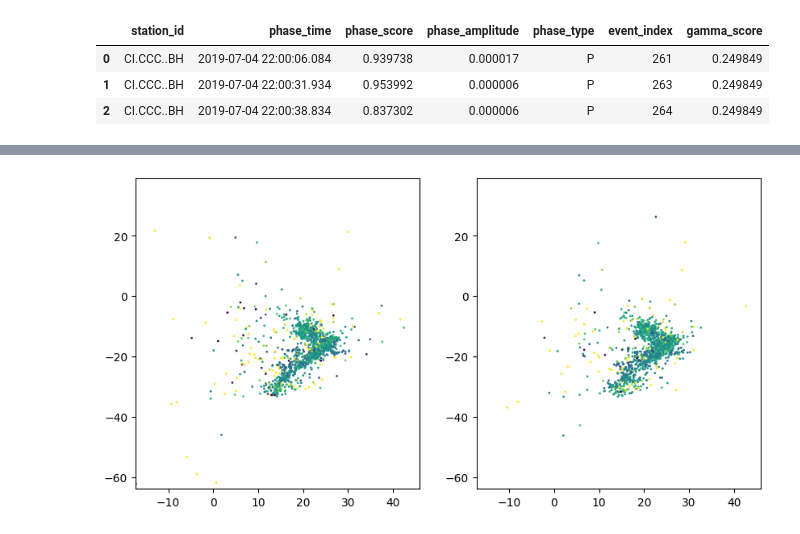
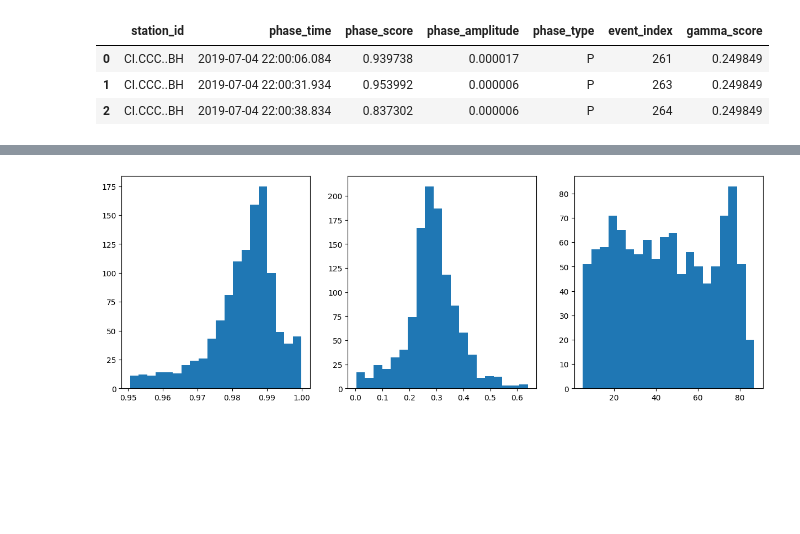
Before and after one commit to xialing2003/ADLoc, a Jupyter notebook: docs/adloc_gamma.ipynb, the cells around one changed output, grey strips where cells are left out. Saved outputs shown, nothing was run; the diff lists cells and outputs as text; code cells hidden in the pictures; blank space fills up the shorter version.

```diff
--- a/docs/adloc_gamma.ipynb
+++ b/docs/adloc_gamma.ipynb
@@ -231,16 +239,41 @@ plt.show()
-# %%
-plt.figure(figsize=(10, 5))
-vmin = min(events["depth_km"].min(), events_old["depth_km"].min())
-vmax = max(events["depth_km"].max(), events_old["depth_km"].max())
-
-plt.subplot(121)
-plt.scatter(events_old["x_km"], events_old["y_km"], c=events_old["depth_km"], cmap="viridis_r", s=1, marker="o", vmin=vmin, vmax=vmax)
-plt.xlim([xmin, xmax])
-plt.ylim([ymin, ymax])
-plt.subplot(122)
-plt.scatter(events["x_km"], events["y_km"], c=events["depth_km"], cmap="viridis_r", s=1, marker="o", vmin=vmin, vmax=vmax)
-plt.xlim([xmin, xmax])
-plt.ylim([ymin, ymax])
-plt.show()
-# %% [output]
-[figure, removed]
+# %%
+NCPU = mp.cpu_count()
+with mp.Manager() as manager:
+    mask_idx = manager.list()
+    mask = manager.list()
+    error_idx = manager.list()
+    error = manager.list()
+    locations = manager.list()
+    pbar = tqdm(total=len(picks.groupby("idx_eve")))
+    threads = []
+    with mp.get_context("fork").Pool(NCPU) as pool:
+        for event_index, picks_by_event in picks.groupby("idx_eve"):
+            thread = pool.apply_async(calc_location, args=(event_index, picks_by_event, estimator, locations, mask_idx, mask, error_idx, error), callback=lambda x: pbar.update())
+            threads.append(thread)
+        for thread in threads:
+            out = thread.get()
+            if out is not None:
+                print(out)
+    mask_idx = list(mask_idx)
+    mask = list(mask)
+    error_idx = list(error_idx)
+    error = list(error)
+    locations = list(locations)
+    pbar.close()
+# %%
+picks.loc[mask_idx, "mask"] = mask
+picks.loc[error_idx, "residual_s"] = error
+locations = pd.DataFrame(locations, columns=["idx_eve", "x_km", "y_km", "z_km", "time", "adloc_score", "adloc_residual_s", "num_picks"])
+locations = locations.merge(events[["event_index", "idx_eve"]], on="idx_eve")
+# %%
+plt.figure(figsize=(15, 5))
+plt.subplot(131)
+plt.hist(locations["adloc_score"], bins=20)
+plt.subplot(132)
+plt.hist(locations["adloc_residual_s"], bins=20)
+plt.subplot(133)
+plt.hist(locations["num_picks"], bins=20)
+plt.show()
+# location = locations[locations["num_picks"] > 20]
+# %% [output]
+[figure, added]
```
Also changed, not shown: parts of 6 cells of this notebook, 1 other file.
